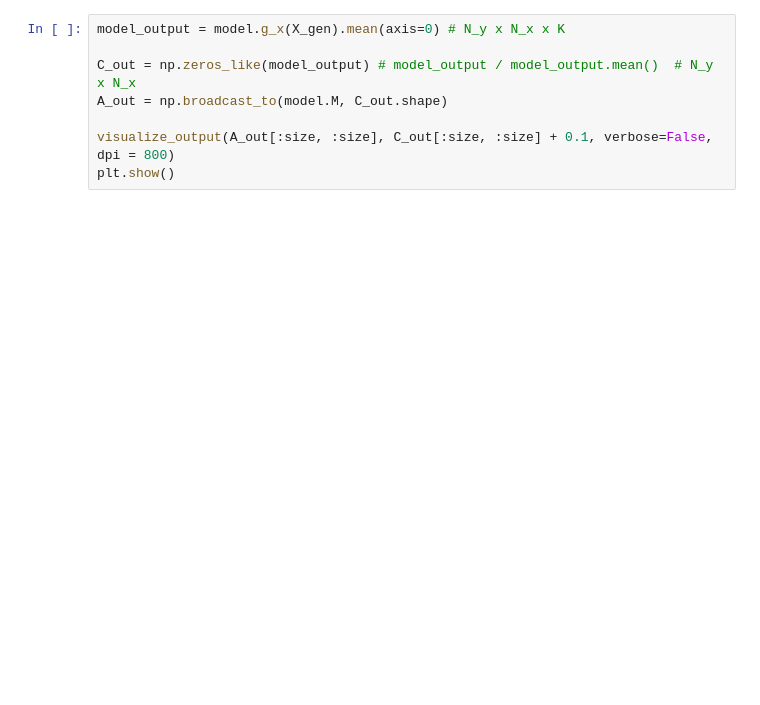
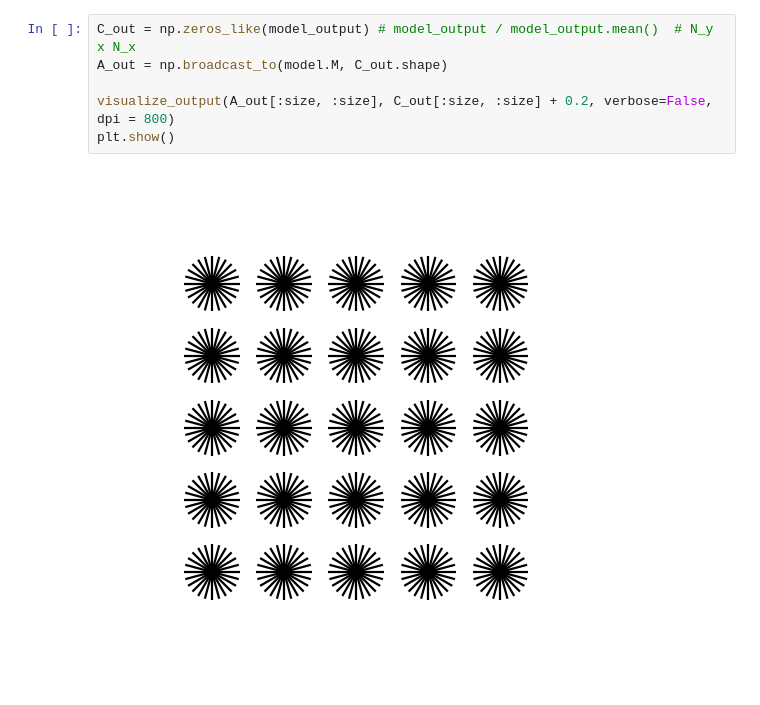
Before and after one commit to iakioh/V1SH_model, a Jupyter notebook: src/experiments/presentation_example.ipynb, the cells around one changed output. Drawn from its saved outputs; the diff is of its cells as text; blank space fills up the shorter version.

```diff
--- a/src/experiments/presentation_example.ipynb
+++ b/src/experiments/presentation_example.ipynb
@@ -26,11 +40,11 @@ X_gen, Y_gen, I = model.simulate(A, C, dt=dt, T=T, verbose=False, noisy=False, m
 # %%
-model_output = model.g_x(X_gen).mean(axis=0) # N_y x N_x x K
-
 C_out = np.zeros_like(model_output) # model_output / model_output.mean()  # N_y x N_x
 A_out = np.broadcast_to(model.M, C_out.shape)
 
-visualize_output(A_out[:size, :size], C_out[:size, :size] + 0.1, verbose=False, dpi = 800)
+visualize_output(A_out[:size, :size], C_out[:size, :size] + 0.2, verbose=False, dpi = 800)
 plt.show()
+# %% [output]
+[figure, added]
 # %%
 model_output = model.g_x(X_gen).mean(axis=0) # N_y x N_x x K
 
```
Also changed, not shown: parts of 12 cells of this notebook, 3 other files.
